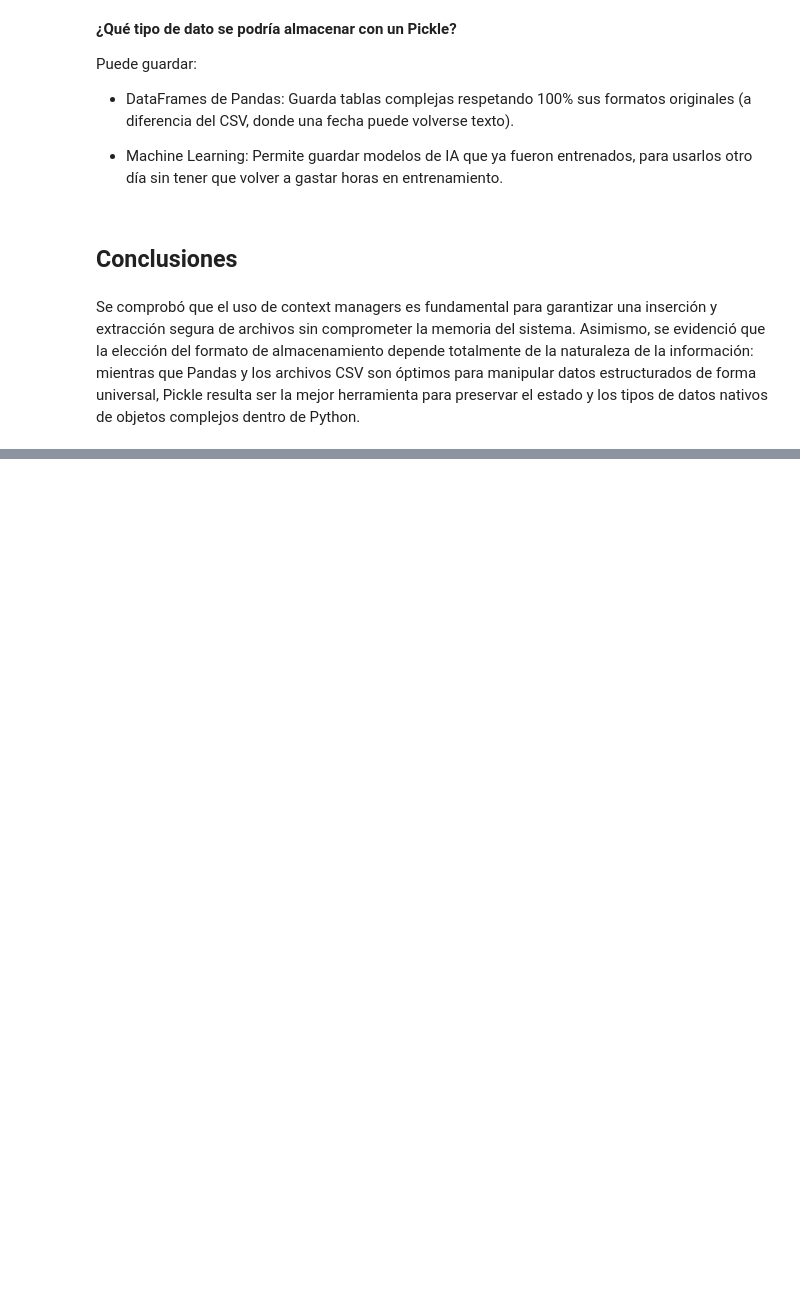
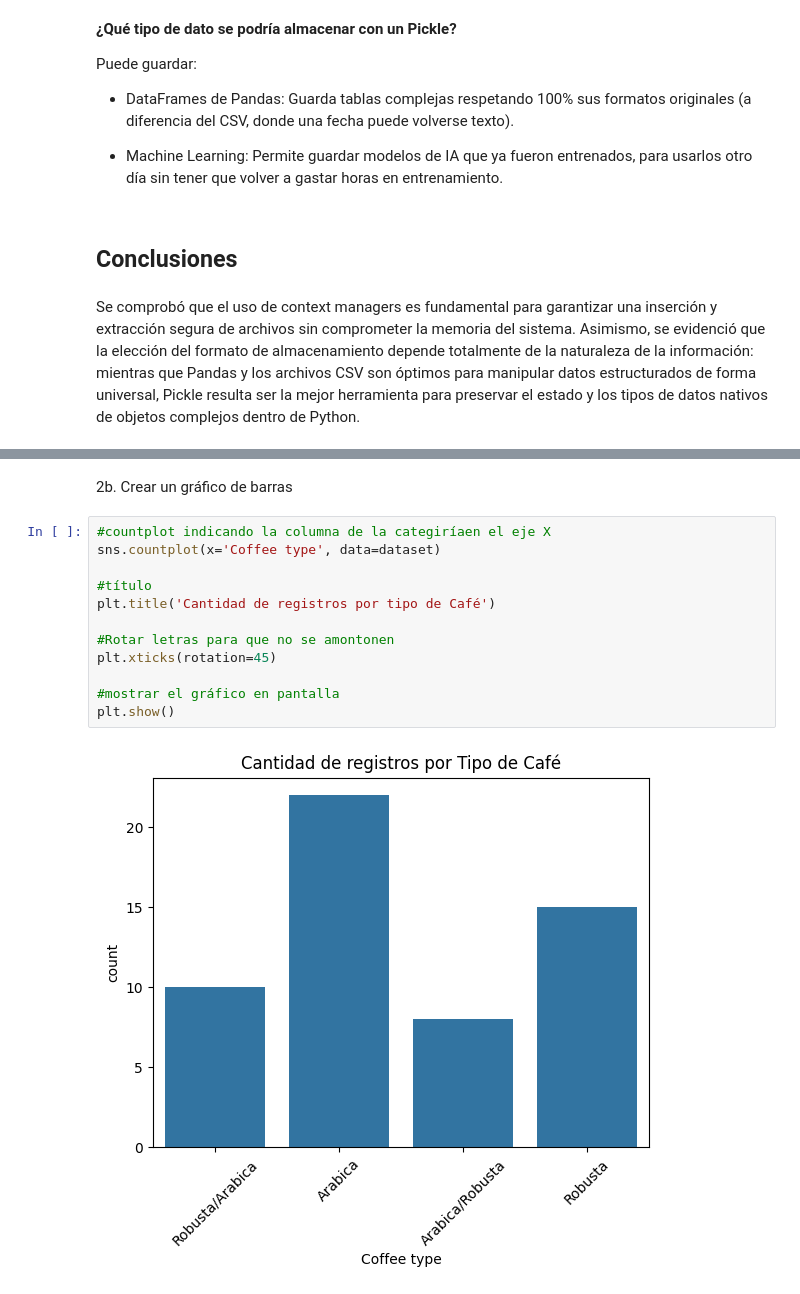
Before and after one commit to sofiabilbaocr/Intro-a-datos, a Jupyter notebook: Intro_a_datos.ipynb, the cells around one changed output, grey strips where cells are left out. Cells and saved outputs as stored; diff of their text form; blank space fills up the shorter version.

```diff
--- a/Intro_a_datos.ipynb
+++ b/Intro_a_datos.ipynb
@@ -269,0 +330,16 @@ Se comprobó que el uso de context managers es fundamental para garantizar una i
+# %% [markdown]
+2b. Crear un gráfico de barras
+# %%
+#countplot indicando la columna de la categiríaen el eje X
+sns.countplot(x='Coffee type', data=dataset)
+
+#título
+plt.title('Cantidad de registros por tipo de Café')
+
+#Rotar letras para que no se amontonen
+plt.xticks(rotation=45)
+
+#mostrar el gráfico en pantalla
+plt.show()
+# %% [output]
+[figure, added]
```
Also changed, not shown: parts of 49 cells of this notebook.
